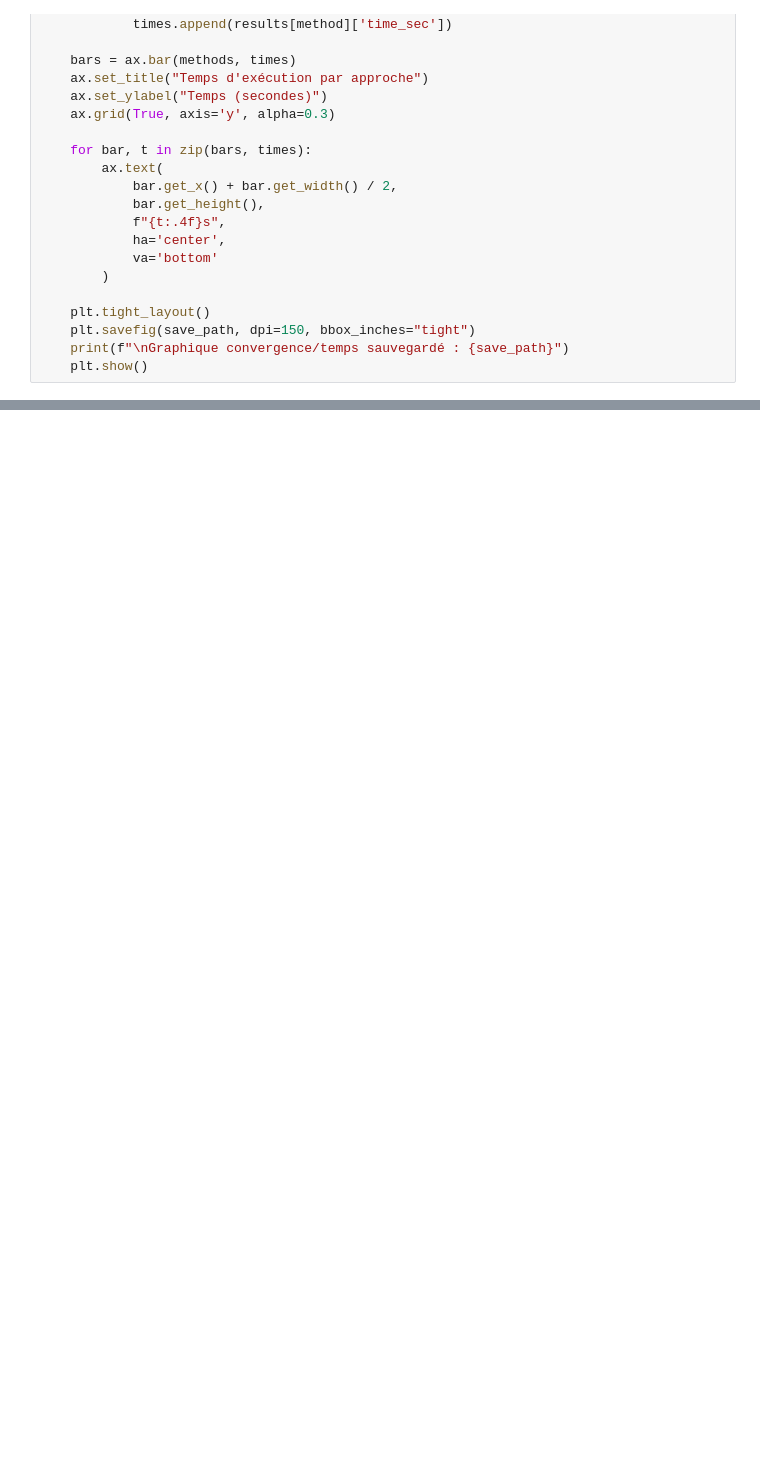
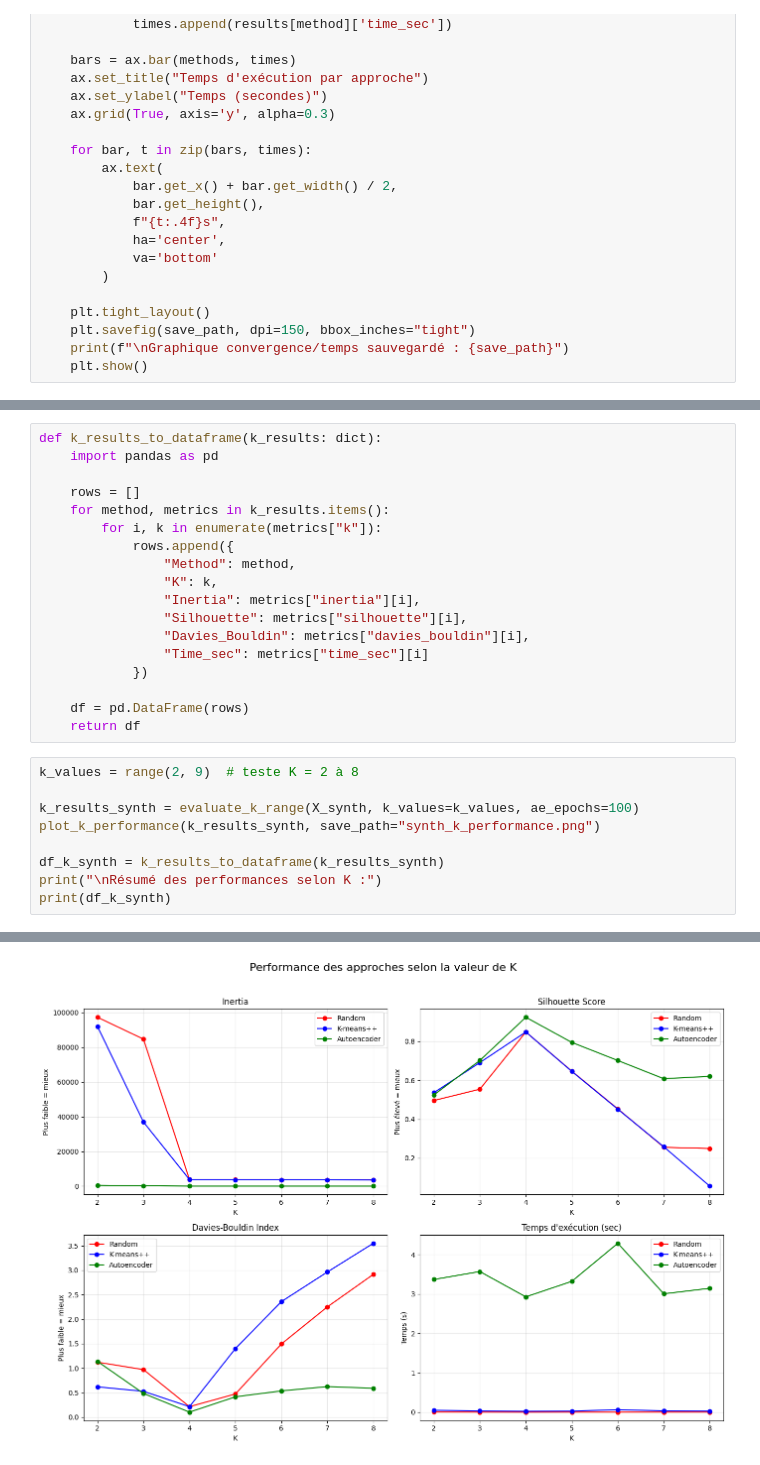
Before and after one commit to islam8437/Kmean_optimisation, a Jupyter notebook: prog.ipynb, the cells around one changed output, grey strips where cells are left out. Drawn from its saved outputs; the diff is of its cells as text; blank space fills up the shorter version.

```diff
--- a/prog.ipynb
+++ b/prog.ipynb
@@ -772,0 +889,28 @@ Graphique sauvegardé : autoencoder_comparison.png
+# %%
+def k_results_to_dataframe(k_results: dict):
+    import pandas as pd
+
+    rows = []
+    for method, metrics in k_results.items():
+        for i, k in enumerate(metrics["k"]):
+            rows.append({
+                "Method": method,
+                "K": k,
+                "Inertia": metrics["inertia"][i],
+                "Silhouette": metrics["silhouette"][i],
+                "Davies_Bouldin": metrics["davies_bouldin"][i],
+                "Time_sec": metrics["time_sec"][i]
+            })
+
+    df = pd.DataFrame(rows)
+    return df
+# %%
+k_values = range(2, 9)  # teste K = 2 à 8
+
+k_results_synth = evaluate_k_range(X_synth, k_values=k_values, ae_epochs=100)
+plot_k_performance(k_results_synth, save_path="synth_k_performance.png")
+
+df_k_synth = k_results_to_dataframe(k_results_synth)
+print("\nRésumé des performances selon K :")
+print(df_k_synth)
+# %% [output]
@@ -772,0 +934 @@ Graphique sauvegardé : autoencoder_comparison.png
+[figure, added]
```
Also changed, not shown: parts of 6 cells of this notebook.
